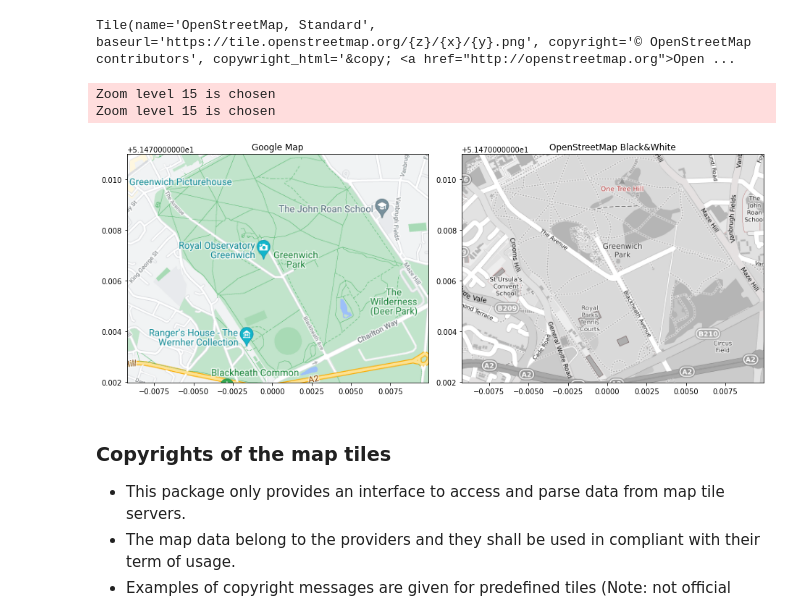
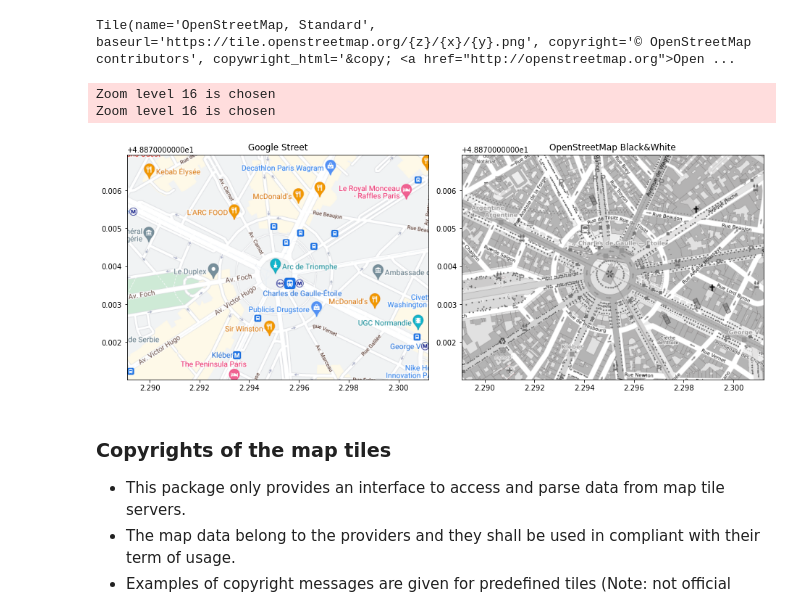
Before and after one commit to kota7/maptiles, a Jupyter notebook: example.ipynb, the cells around one changed output. Saved outputs shown, nothing was run; the diff lists cells and outputs as text; code cells hidden in the pictures.

```diff
--- a/example.ipynb
+++ b/example.ipynb
@@ -121,20 +121,20 @@ get_tile("osm")
 # %% [output]
 Tile(name='OpenStreetMap, Standard', baseurl='https://tile.openstreetmap.org/{z}/{x}/{y}.png', copyright='© OpenStreetMap contributors', copywright_html='&copy; <a href="http://openstreetmap.org">Open ...
 # %%
-# Royal observatory of Greenwich, again
-bounds = (-0.0092, 51.481, 0.0099, 51.472)
-fig, ax = plt.subplots(1, 2, figsize=(13, 5.2))
-draw_map(bounds, ax=ax[0], tile="google")   # tile name
-ax[0].set_title("Google Map")
+# Arc de Triomphe in Paris
+bounds = (2.2890830039978023, 48.87102408096251, 2.301185131072998, 48.87695157541353)
+fig, ax = plt.subplots(1, 2, figsize=(13, 6))
+draw_map(bounds, ax=ax[0], tile="google_streets")   # tile name
+ax[0].set_title("Google Street")
 
 draw_map(bounds, ax=ax[1], tile=get_tile("osm_bw")) # tile object
 ax[1].set_title("OpenStreetMap Black&White")
 fig.tight_layout()
 None
 # %% [output]
-Zoom level 15 is chosen
-Zoom level 15 is chosen
+Zoom level 16 is chosen
+Zoom level 16 is chosen
-[figure, old version]
+[figure, new version]
 # %% [markdown]
 ### Copyrights of the map tiles
 
```
Also changed, not shown: parts of 6 cells of this notebook, 10 other files.
